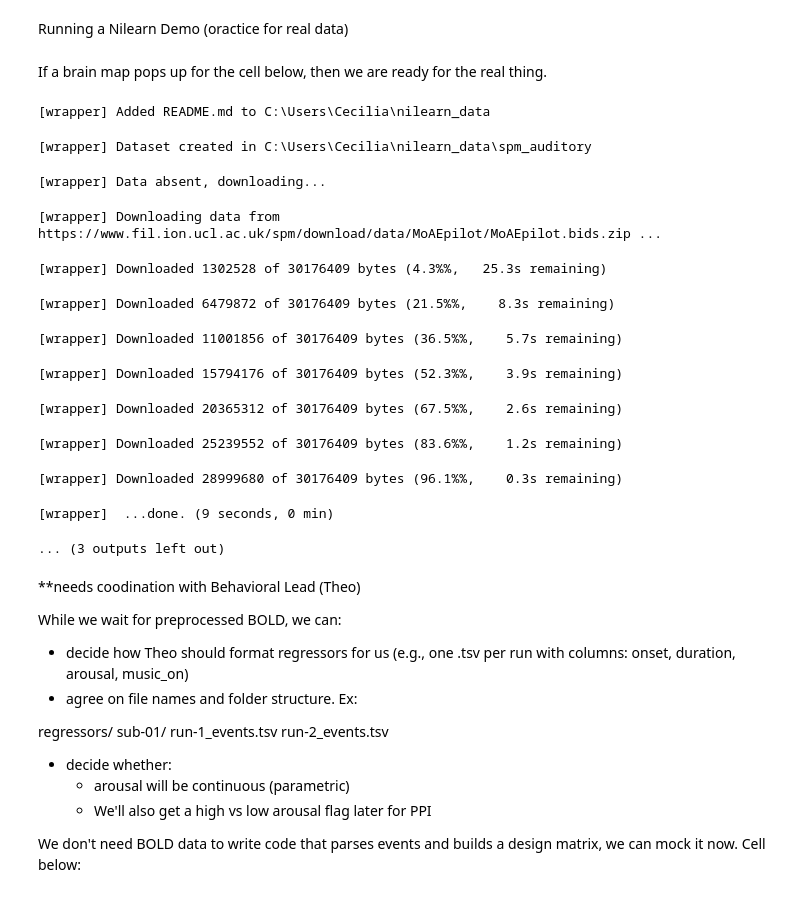
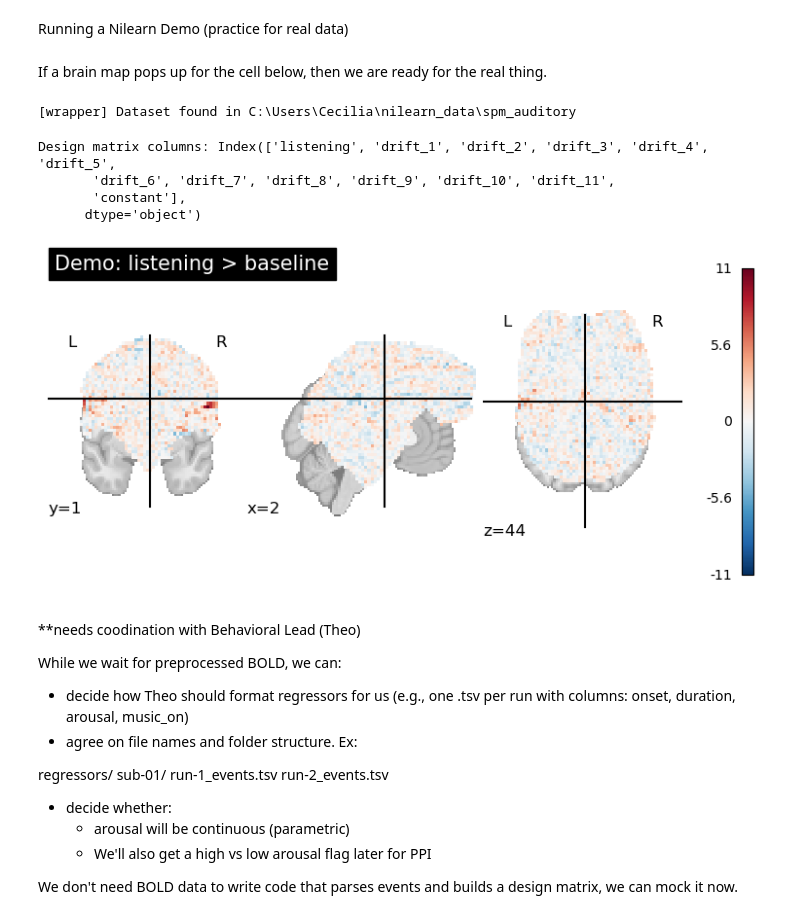
Before and after one commit to ceciliasyk/cogs-108-neural-cadence-, a Jupyter notebook: Nilearn Demo.Psuedo Code.ipynb, the cells around one changed output. Drawn from its saved outputs; the diff is of its cells as text; code cells hidden in the pictures.

Commit message:
Add files via upload
patch 2! FIGURED OUT Z-MAP SHOWING DESIGN MATRIX IS CORRECT

```diff
--- a/Nilearn Demo.Psuedo Code.ipynb
+++ b/Nilearn Demo.Psuedo Code.ipynb
@@ -1,51 +1,48 @@
 # %% [markdown]
-Running a Nilearn Demo (oractice for real data)
+Running a Nilearn Demo (practice for real data)
 # %% [markdown]
 If a brain map pops up for the cell below, then we are ready for the real thing.
 # %%
 from nilearn.datasets import fetch_spm_auditory
 from nilearn.glm.first_level import FirstLevelModel, make_first_level_design_matrix
 from nilearn.plotting import plot_stat_map, show
+from nilearn import image
 import pandas as pd
 import numpy as np
 
 # Load example auditory dataset
 data = fetch_spm_auditory()
-fmri_img = data.func[0]
+
+fmri_img = image.load_img(data.func[0])
 tr = 7.0  # TR of demo dataset
 
 frame_times = np.arange(fmri_img.shape[-1]) * tr
 
-# Simple design: onsets they give us
 events = pd.read_table(data['events'])
 
 design_matrix = make_first_level_design_matrix(
     frame_times,
     events=events,
     hrf_model='glover'
 )
 
+print("Design matrix columns:", design_matrix.columns)
+
 model = FirstLevelModel(t_r=tr)
 model = model.fit(fmri_img, design_matrices=design_matrix)
 
-z_map = model.compute_contrast('active > rest', output_type='z_score')
+# Contrast on the listening condition vs implicit baseline
+z_map = model.compute_contrast('listening', output_type='z_score')
 
-plot_stat_map(z_map, title='Demo: active > rest')
+plot_stat_map(z_map, title='Demo: listening > baseline')
 show()
 # %% [output]
-[wrapper] Added README.md to C:\Users\Cecilia\nilearn_data
+[wrapper] Dataset found in C:\Users\Cecilia\nilearn_data\spm_auditory
-[wrapper] Dataset created in C:\Users\Cecilia\nilearn_data\spm_auditory
+Design matrix columns: Index(['listening', 'drift_1', 'drift_2', 'drift_3', 'drift_4', 'drift_5',
+       'drift_6', 'drift_7', 'drift_8', 'drift_9', 'drift_10', 'drift_11',
+       'constant'],
+      dtype='object')
-[wrapper] Data absent, downloading...
-[wrapper] Downloading data from https://www.fil.ion.ucl.ac.uk/spm/download/data/MoAEpilot/MoAEpilot.bids.zip ...
-[wrapper] Downloaded 1302528 of 30176409 bytes (4.3%%,   25.3s remaining)
-[wrapper] Downloaded 6479872 of 30176409 bytes (21.5%%,    8.3s remaining)
-[wrapper] Downloaded 11001856 of 30176409 bytes (36.5%%,    5.7s remaining)
-[wrapper] Downloaded 15794176 of 30176409 bytes (52.3%%,    3.9s remaining)
-[wrapper] Downloaded 20365312 of 30176409 bytes (67.5%%,    2.6s remaining)
-[wrapper] Downloaded 25239552 of 30176409 bytes (83.6%%,    1.2s remaining)
-[wrapper] Downloaded 28999680 of 30176409 bytes (96.1%%,    0.3s remaining)
-[wrapper]  ...done. (9 seconds, 0 min)
-... (3 outputs left out)
+[figure, added]
 # %% [markdown]
 **needs coodination with Behavioral Lead (Theo)
 
@@ -62,4 +59,4 @@ regressors/
     - arousal will be continuous (parametric)
     - We'll also get a high vs low arousal flag later for PPI
 
-We don't need BOLD data to write code that parses events and builds a design matrix, we can mock it now. Cell below:
+We don't need BOLD data to write code that parses events and builds a design matrix, we can mock it now.
```
Also changed, not shown: parts of 3 cells of this notebook.
